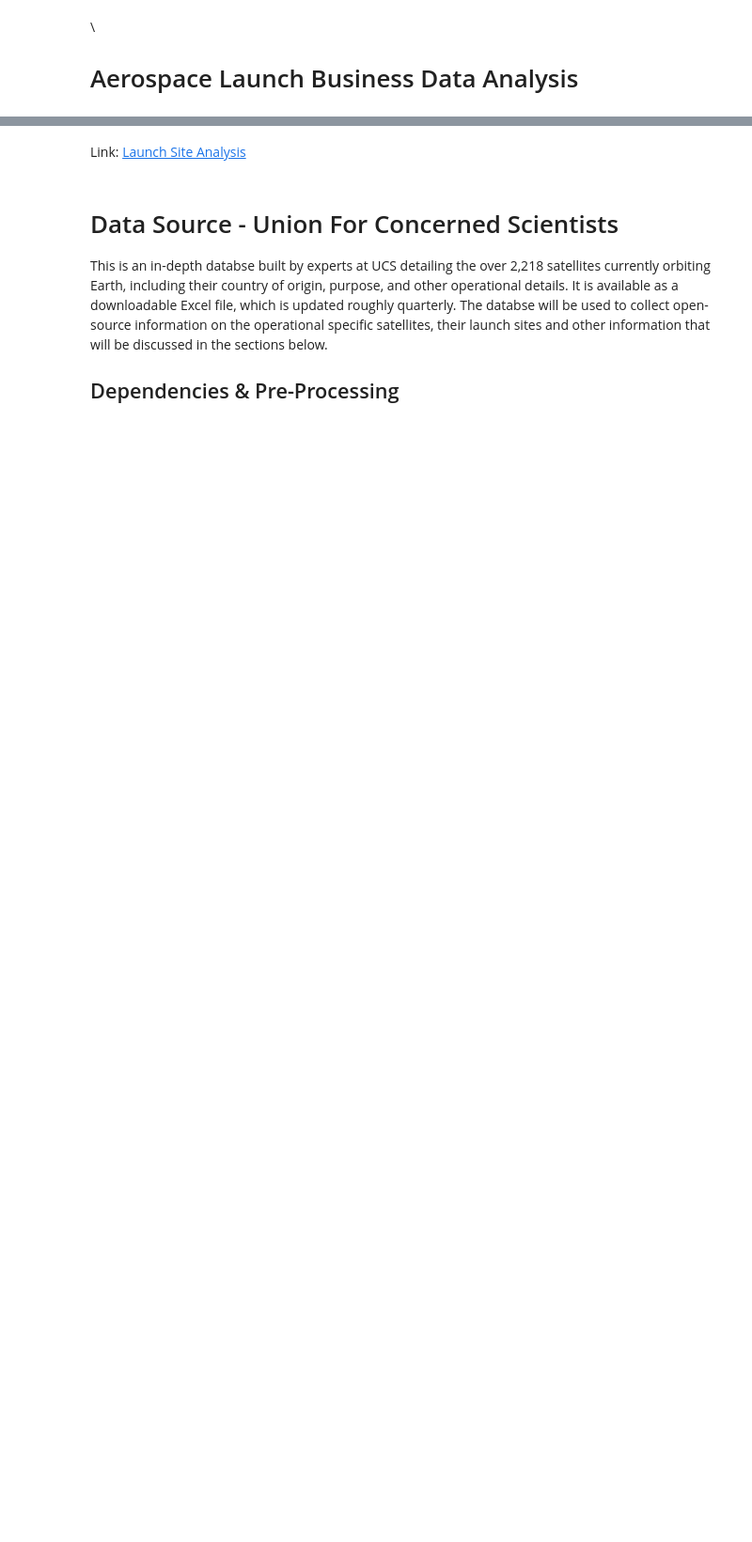
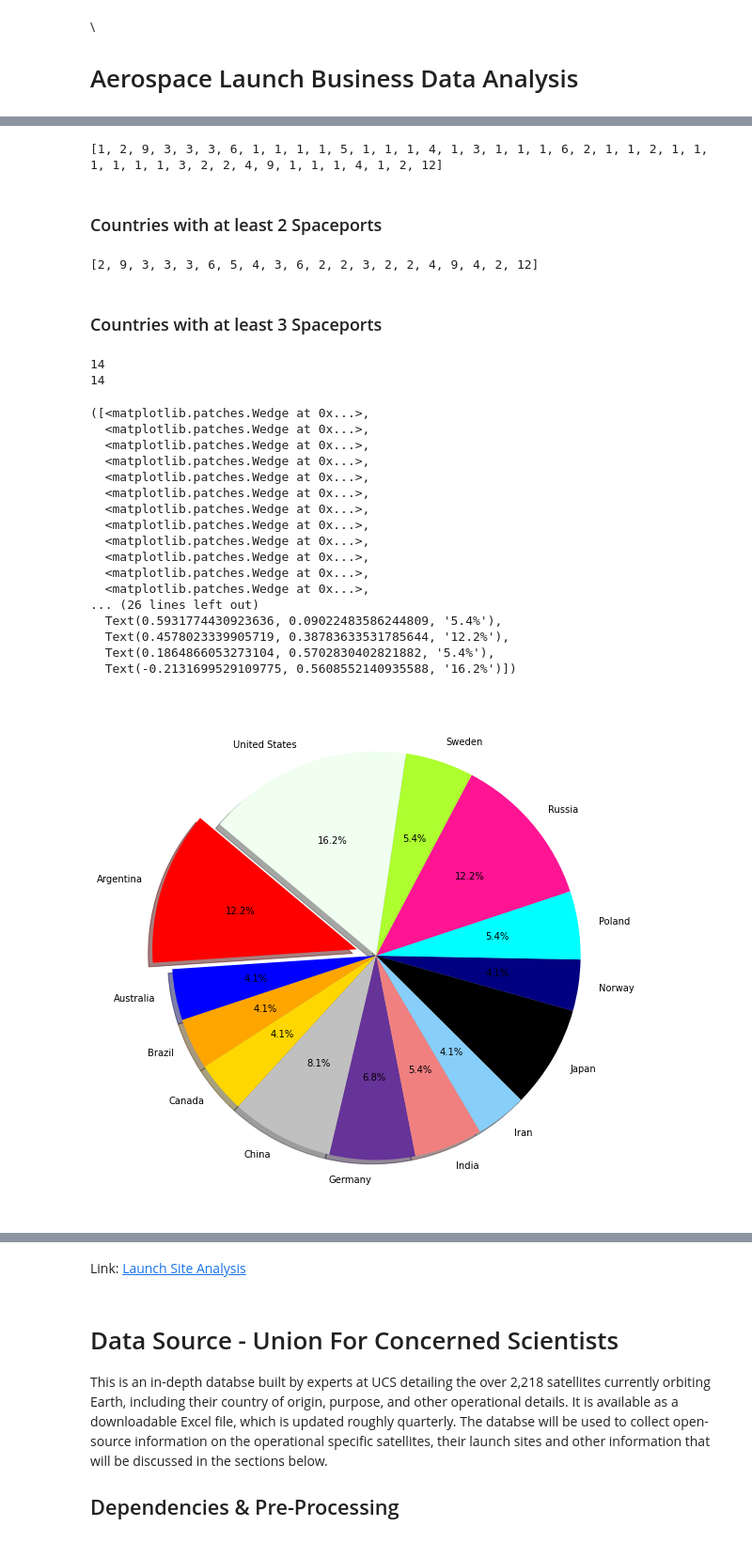
Before and after one commit to GateraGael/Data-Science-Life-Cycle-Global-Rocket-Launch-Study, a Jupyter notebook: Aerospace_Launch_Business_Data_Analysis.ipynb, the cells around one changed output, grey strips where cells are left out. Shown: that part at 94% size. Cells and saved outputs as stored; diff of their text form; code cells hidden in the pictures; blank space fills up the shorter version.

```diff
--- a/Aerospace_Launch_Business_Data_Analysis.ipynb
+++ b/Aerospace_Launch_Business_Data_Analysis.ipynb
@@ -13 +179,70 @@ NSBE's East African Spaceport Feasibility study is conducting a research study w
+# %%
+# Counting how many launch site each unique country has
+countries_counts = []
+for country in unique_countries:
+    countries_counts.append(Countries.count(country))
+print(countries_counts)
+# %% [output]
+[1, 2, 9, 3, 3, 3, 6, 1, 1, 1, 1, 5, 1, 1, 1, 4, 1, 3, 1, 1, 1, 6, 2, 1, 1, 2, 1, 1, 1, 1, 1, 1, 3, 2, 2, 4, 9, 1, 1, 1, 4, 1, 2, 12]
+# %% [markdown]
+### Countries with at least 2 Spaceports
+# %%
+# Since we can see from the above list that most coutries have only one
+# We can only plot those who at least have two launchsites
+countries_counts_2 = []
+for country in unique_countries:
+    if Countries.count(country) >= 2:
+        countries_counts_2.append(Countries.count(country))
+    else:
+        continue
+print(countries_counts_2)
+# %% [output]
+[2, 9, 3, 3, 3, 6, 5, 4, 3, 6, 2, 2, 3, 2, 2, 4, 9, 4, 2, 12]
+# %% [markdown]
+### Countries with at least 3 Spaceports
+# %%
+# We can further decrease the sample size to only countries with at least 3
+# Launch sites
+# Creating a separate list to store the country names
+countries_counts_3 = []
+countries_names_3 = []
+for country in unique_countries:
+    if Countries.count(country) >= 3:
+        countries_counts_3.append(Countries.count(country))
+        countries_names_3.append(country)
+    else:
+        continue
+print(len(countries_counts_3))
+print(len(countries_names_3))
+# %% [output]
+14
+14
+# %%
+# Tells matplotlib to seperate the "Python" section from the others
+labels = countries_names_3
+colors = ["red","blue","orange","gold","silver","rebeccapurple",
+          "lightcoral","lightskyblue","black","navy","cyan",
+          "deeppink","greenyellow","honeydew"]
+explode = (0.1, 0, 0, 0, 0, 0, 0, 0, 0, 0, 0, 0, 0, 0)
+plt.pie(countries_counts_3, explode=explode, labels=labels, colors=colors,
+        autopct="%1.1f%%", shadow=True, startangle=140)
+# %% [output]
+([<matplotlib.patches.Wedge at 0x...>,
+  <matplotlib.patches.Wedge at 0x...>,
+  <matplotlib.patches.Wedge at 0x...>,
+  <matplotlib.patches.Wedge at 0x...>,
+  <matplotlib.patches.Wedge at 0x...>,
+  <matplotlib.patches.Wedge at 0x...>,
+  <matplotlib.patches.Wedge at 0x...>,
+  <matplotlib.patches.Wedge at 0x...>,
+  <matplotlib.patches.Wedge at 0x...>,
+  <matplotlib.patches.Wedge at 0x...>,
+  <matplotlib.patches.Wedge at 0x...>,
+  <matplotlib.patches.Wedge at 0x...>,
+... (26 lines left out)
+  Text(0.5931774430923636, 0.09022483586244809, '5.4%'),
+  Text(0.4578023339905719, 0.38783633531785644, '12.2%'),
+  Text(0.1864866053273104, 0.5702830402821882, '5.4%'),
+  Text(-0.2131699529109775, 0.5608552140935588, '16.2%')])
+[figure, added]
 # %% [markdown]
```
Also changed, not shown: parts of 34 cells of this notebook.
